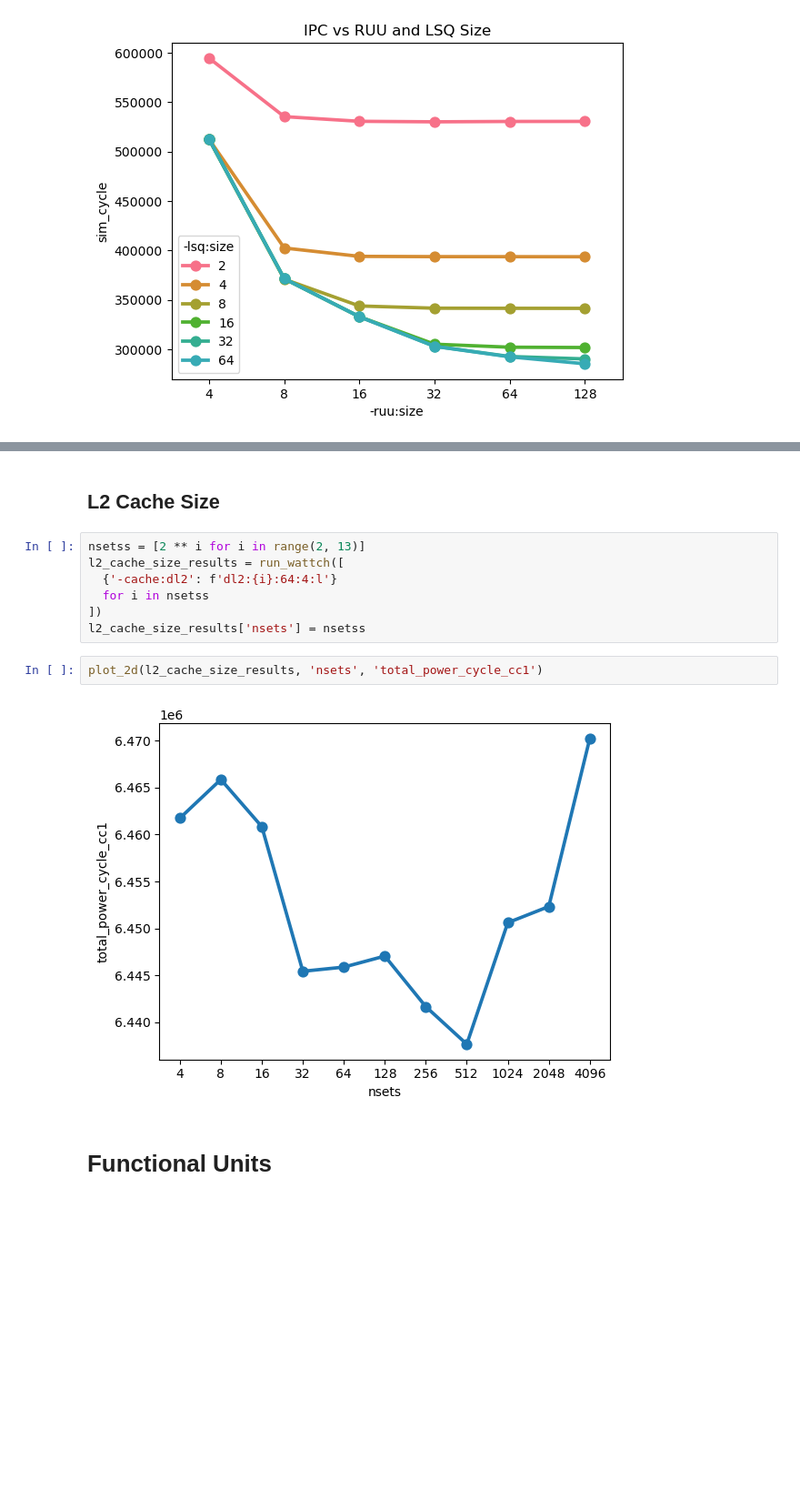
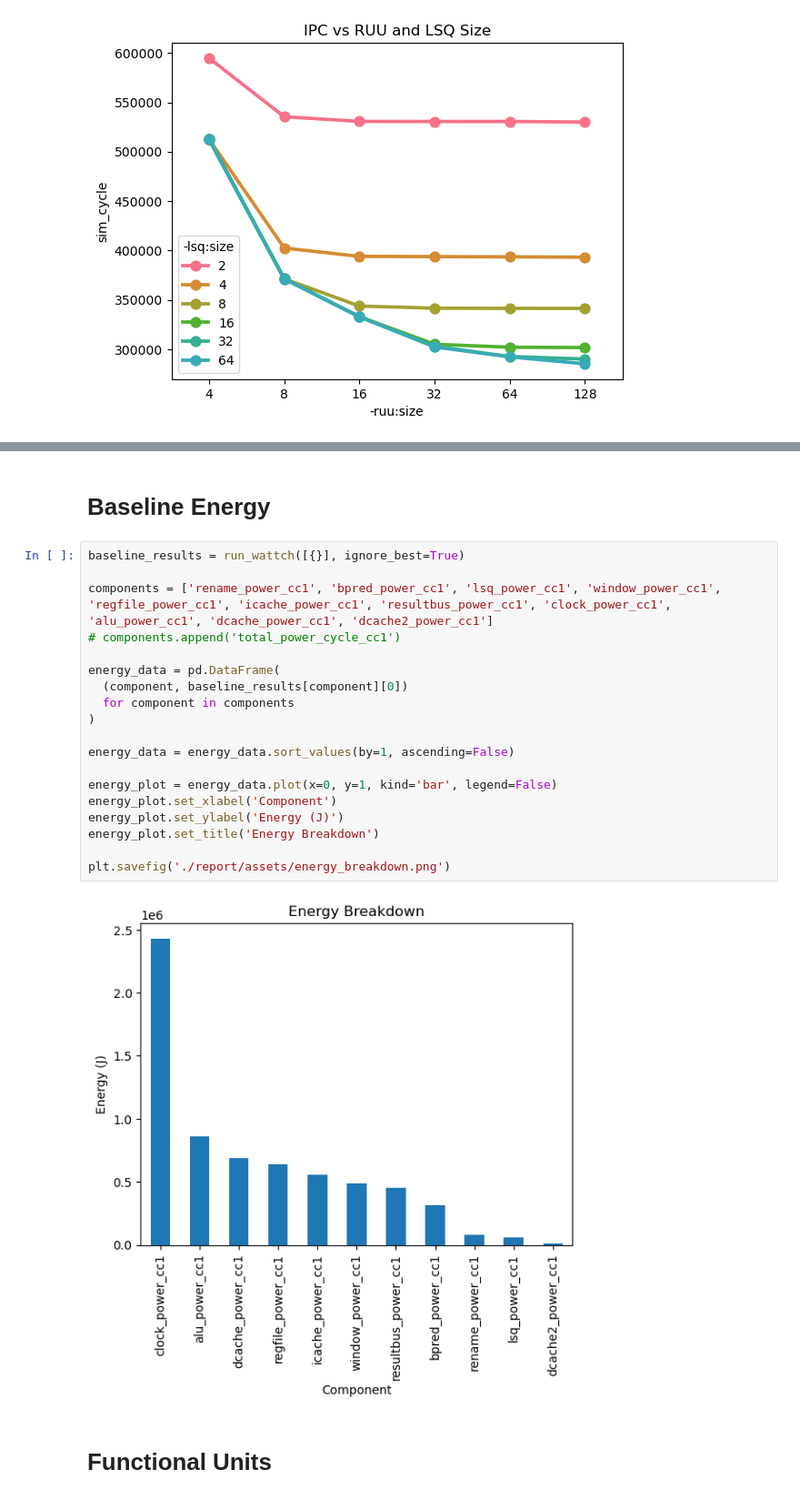
Before and after one commit to charlielidbury/aca-simplerscalar, a Jupyter notebook: notebook.ipynb, the cells around one changed output, grey strips where cells are left out. Shown: that part at 91% size. Drawn from its saved outputs; the diff is of its cells as text; blank space fills up the shorter version.

```diff
--- a/notebook.ipynb
+++ b/notebook.ipynb
@@ -271,16 +222,26 @@ plt.savefig('report/assets/l1bsize_vs_energy2.png')
-# %% [markdown]
-## L2 Cache Size
-# %%
-nsetss = [2 ** i for i in range(2, 13)]
-l2_cache_size_results = run_wattch([
-  {'-cache:dl2': f'dl2:{i}:64:4:l'}
-  for i in nsetss
-])
-l2_cache_size_results['nsets'] = nsetss
-# %%
-plot_2d(l2_cache_size_results, 'nsets', 'total_power_cycle_cc1')
-# %% [output]
-[figure, removed]
+# %% [markdown]
+# Baseline Energy
+# %%
+baseline_results = run_wattch([{}], ignore_best=True)
+
+components = ['rename_power_cc1', 'bpred_power_cc1', 'lsq_power_cc1', 'window_power_cc1', 'regfile_power_cc1', 'icache_power_cc1', 'resultbus_power_cc1', 'clock_power_cc1', 'alu_power_cc1', 'dcache_power_cc1', 'dcache2_power_cc1']
+# components.append('total_power_cycle_cc1')
+
+energy_data = pd.DataFrame(
+  (component, baseline_results[component][0])
+  for component in components
+)
+
+energy_data = energy_data.sort_values(by=1, ascending=False)
+
+energy_plot = energy_data.plot(x=0, y=1, kind='bar', legend=False)
+energy_plot.set_xlabel('Component')
+energy_plot.set_ylabel('Energy (J)')
+energy_plot.set_title('Energy Breakdown')
+
+plt.savefig('./report/assets/energy_breakdown.png')
+# %% [output]
+[figure, added]
 # %% [markdown]
 # Functional Units
 # %%
```
Also changed, not shown: parts of 57 cells of this notebook, 28 other files.
